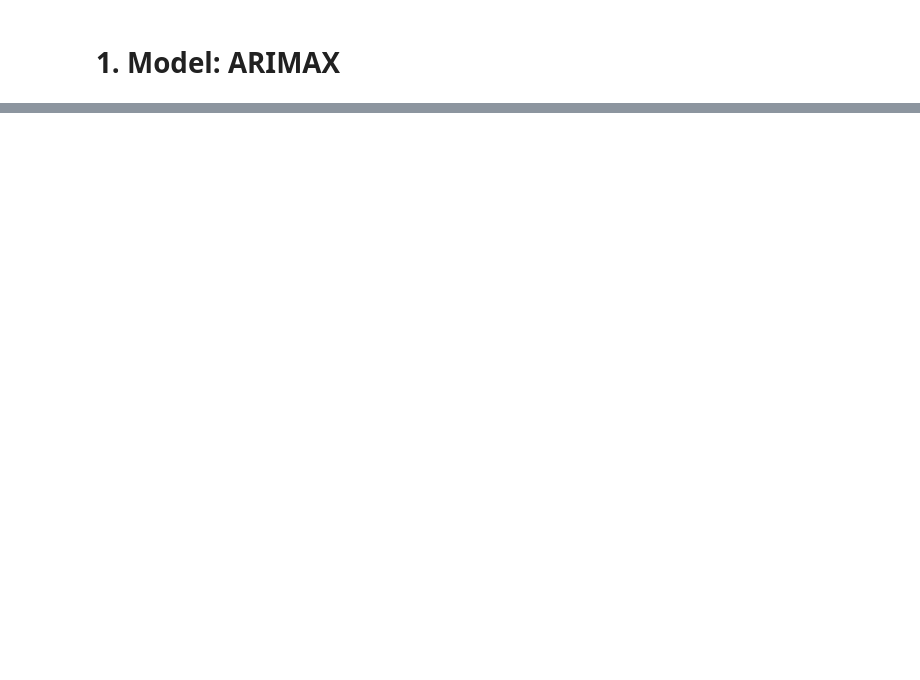
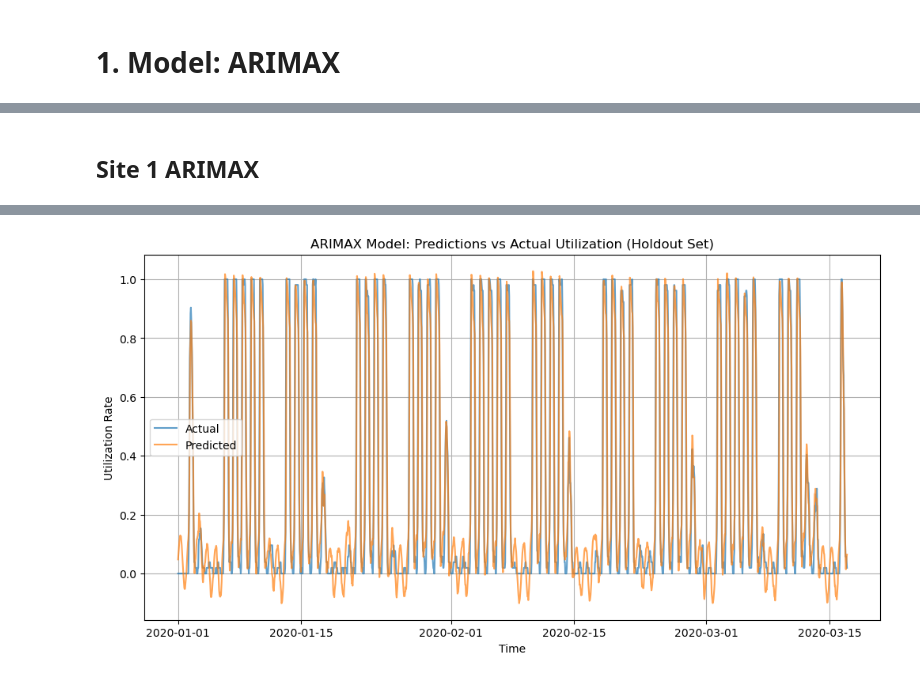
Before and after one commit to JanRkck/AA24, a Jupyter notebook: Utilization_Rate.ipynb, the cells around one changed output, grey strips where cells are left out. Saved outputs shown, nothing was run; the diff lists cells and outputs as text; code cells hidden in the pictures; blank space fills up the shorter version.

```diff
--- a/Utilization_Rate.ipynb
+++ b/Utilization_Rate.ipynb
@@ -588,0 +795,5 @@ TypeError: 'float' object cannot be interpreted as an integer
+# %% [markdown]
+## Site 1 ARIMAX
+# %%
+arimax_model_site_1, all_actuals_arimax_site_1, all_predictions_arimax_site_1, holdout_predictions_arimax_site_1 = train_arimax_with_holdout_site_1(utilization_1_df)
+# %% [output]
@@ -589 +816,2 @@ TypeError: 'float' object cannot be interpreted as an integer
+[figure, added]
 # %%
```
Also changed, not shown: parts of 54 cells of this notebook.
